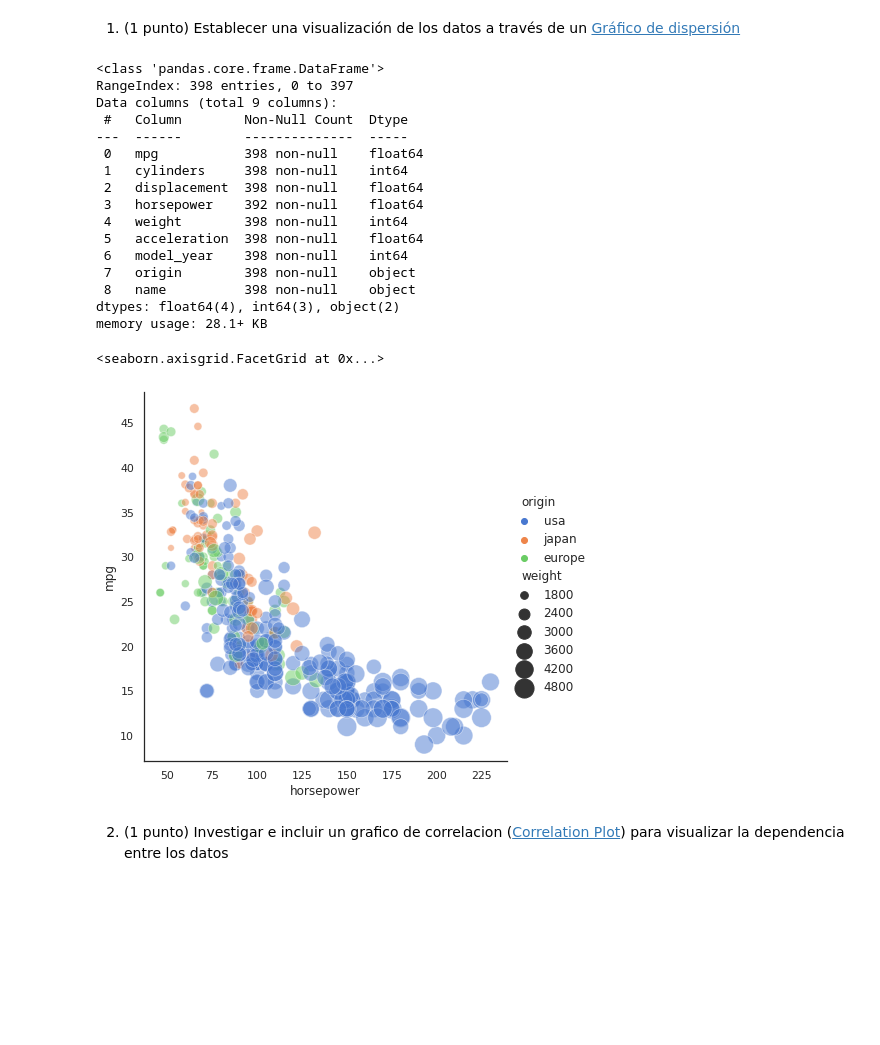
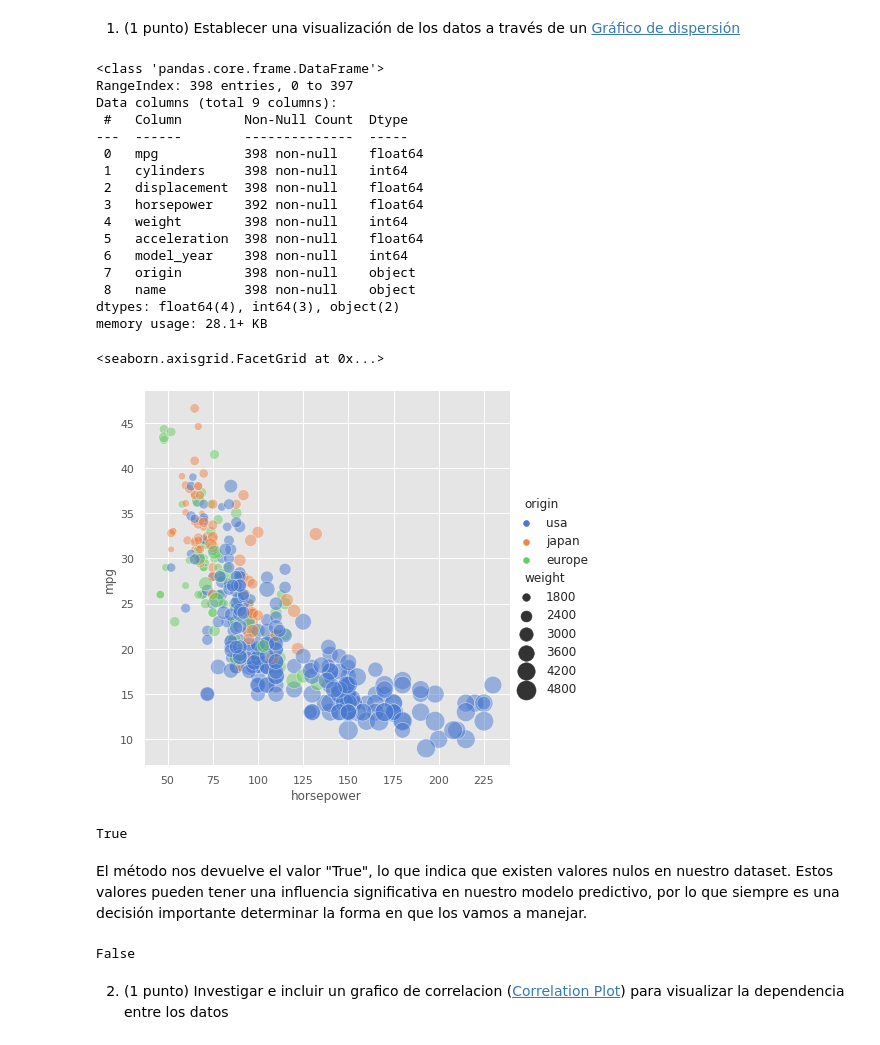
Before and after one commit to epereirasg/Curso-de-Machine-Learning, a Jupyter notebook: S07-Linear-Models/Tarea_regresion_lineal.ipynb, the cells around one changed output. Saved outputs shown, nothing was run; the diff lists cells and outputs as text; code cells hidden in the pictures; blank space fills up the shorter version.

```diff
--- a/S07-Linear-Models/Tarea_regresion_lineal.ipynb
+++ b/S07-Linear-Models/Tarea_regresion_lineal.ipynb
@@ -10,44 +10,74 @@ En esta tarea usted debe investigar acerca del conjunto de datos [auto mpg](http
 # %% [markdown]
 1) (1 punto) Establecer una visualización de los datos a través de un [Gráfico de dispersión](https://seaborn.pydata.org/tutorial/axis_grids.html)
 # %%
+# Tratamiento de datos
+# ==============================================================================
 import pandas as pd
 import numpy as np
-import pandas as pd
-import seaborn as sb
+
 # Gráficos
 # ==============================================================================
 import matplotlib.pyplot as plt
 from matplotlib import style
 import seaborn as sns
-sns.set_theme(style="white")
+
+# Preprocesado y modelado
+# ==============================================================================
+from scipy.stats import pearsonr
+from sklearn.linear_model import LinearRegression
+from sklearn.model_selection import train_test_split
+from sklearn.metrics import r2_score
+from sklearn.metrics import mean_squared_error
+import statsmodels.api as sm
+import statsmodels.formula.api as smf
+
+# Configuración matplotlib
+# ==============================================================================
+plt.rcParams['image.cmap'] = "bwr"
+#plt.rcParams['figure.dpi'] = "100"
+plt.rcParams['savefig.bbox'] = "tight"
+style.use('ggplot') or plt.style.use('ggplot')
+
+# Configuración warnings
+# ==============================================================================
+import warnings
+warnings.filterwarnings('ignore')
 
 # Load the example mpg dataset
 mpg = sns.load_dataset("mpg")
 mpg.info()
+
 
 # Los gráficos de dispersión, también denominados diagramas de dispersión o scatter plots en la literatura en inglés, se utilizan para comparar los valores que toman dos variables distintas, una de las cuales se representa a lo largo del eje x y la otra a lo largo del eje y.
 # La gráfica resultante nos permite identificar visualmente la posible correlación entre las dos variables.
 
 # Plot miles per gallon against horsepower with other semantics
 sns.relplot(x="horsepower", y="mpg", hue="origin", size="weight",
             sizes=(40, 400), alpha=.5, palette="muted",
             height=6, data=mpg)
 # %% [output]
 <class 'pandas.core.frame.DataFrame'>
 RangeIndex: 398 entries, 0 to 397
 Data columns (total 9 columns):
  #   Column        Non-Null Count  Dtype
 ---  ------        --------------  -----
  0   mpg           398 non-null    float64
  1   cylinders     398 non-null    int64
  2   displacement  398 non-null    float64
  3   horsepower    392 non-null    float64
  4   weight        398 non-null    int64
  5   acceleration  398 non-null    float64
  6   model_year    398 non-null    int64
  7   origin        398 non-null    object
  8   name          398 non-null    object
 dtypes: float64(4), int64(3), object(2)
 memory usage: 28.1+ KB
 <seaborn.axisgrid.FacetGrid at 0x...>
-[figure, old version]
+[figure, new version]
+# %%
+# Controlando valores nulos, devuelve true si existen valores nulos
+mpg.isnull().any().any()
+# %% [output]
+True
+# %% [markdown]
+El método nos devuelve el valor "True", lo que indica que existen valores nulos en nuestro dataset. Estos valores pueden tener una influencia significativa en nuestro modelo predictivo, por lo que siempre es una decisión importante determinar la forma en que los vamos a manejar.
@@ -54,3 +106,8 @@ memory usage: 28.1+ KB
+# %%
+# Controlando que no hayan valores faltantes, si devuelve false nos aseguramos de que no existen valores faltantes.
+mpg.isnull().any().any()
+# %% [output]
+False
 # %% [markdown]
 2) (1 punto) Investigar e incluir un grafico de correlacion ([Correlation Plot](https://seaborn.pydata.org/examples/many_pairwise_correlations.html)) para visualizar la dependencia entre los datos
 # %% [markdown]
```
Also changed, not shown: parts of 12 cells of this notebook.
